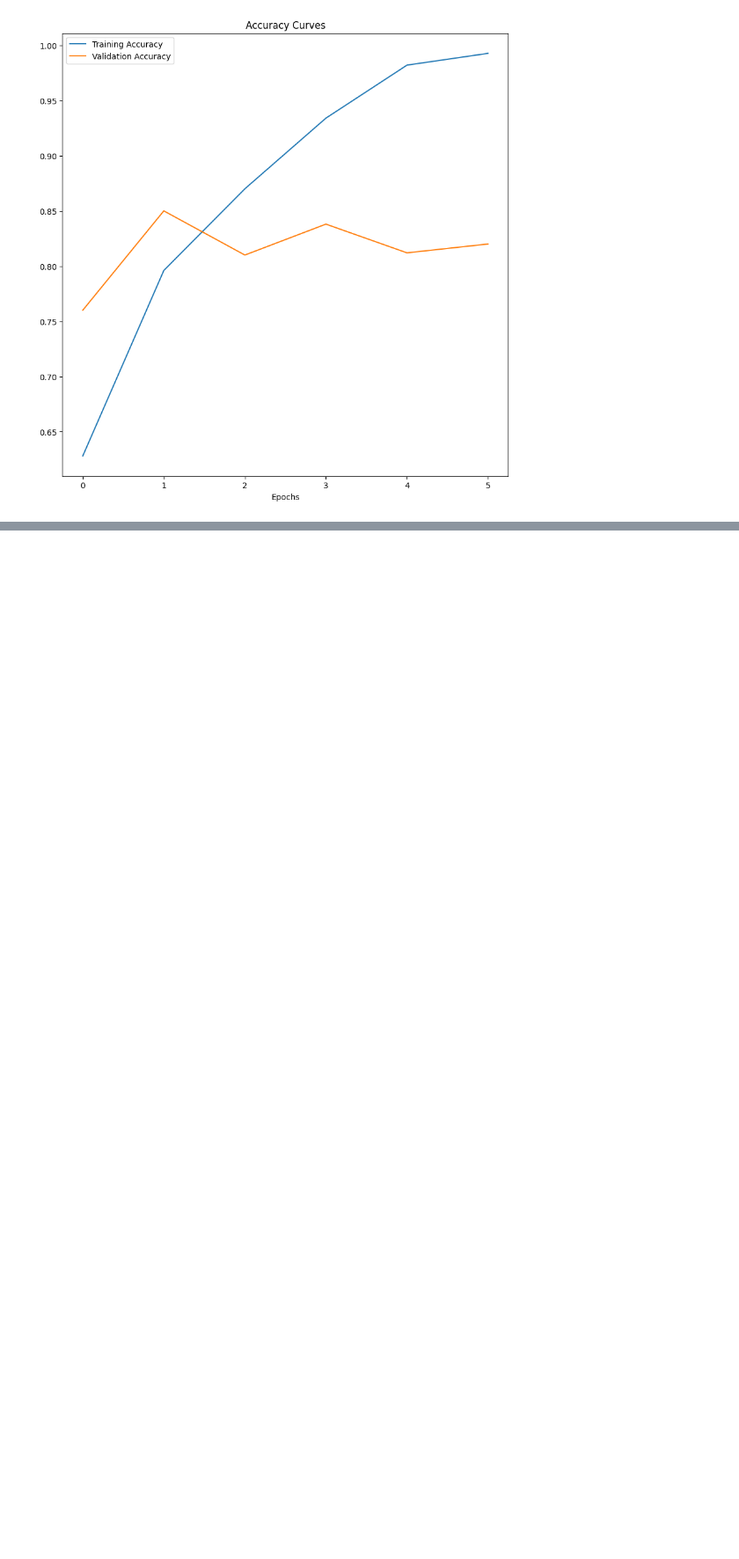
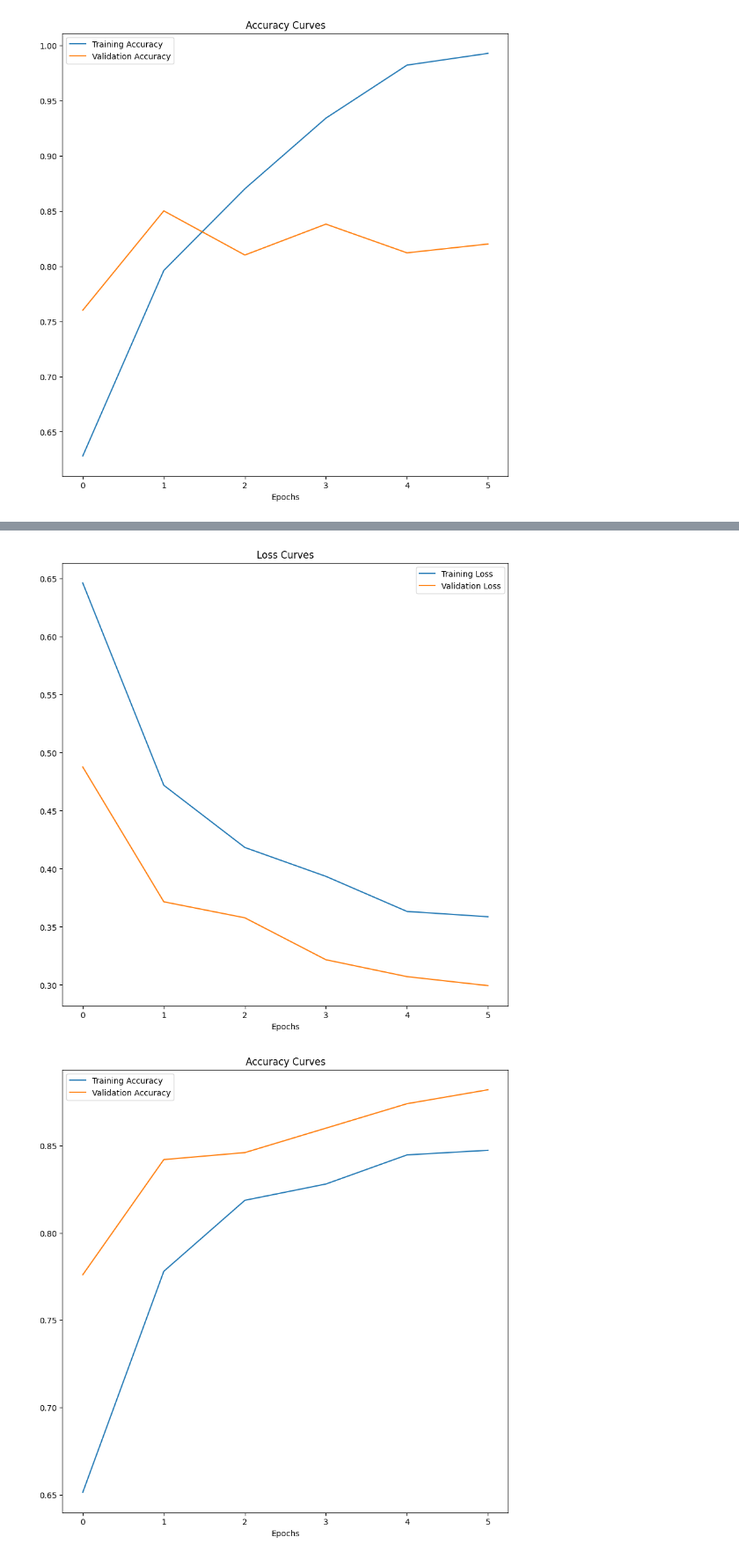
Before and after one commit to gunavc/TensorFlow, a Jupyter notebook: cnn-computer_vision.ipynb, the cells around one changed output, grey strips where cells are left out. Shown at 88% size. Saved outputs shown, nothing was run; the diff lists cells and outputs as text; code cells hidden in the pictures; blank space fills up the shorter version.

Commit message:
Reduced Overfitting

```diff
--- a/cnn-computer_vision.ipynb
+++ b/cnn-computer_vision.ipynb
@@ -298,3 +298,25 @@ plot_loss_curves(history_baseline)
 # %% [output]
 [figure]
 [figure]
+# %%
+#REDUCING OVERFITTING(ALSO KNOWN AS REGUALRISATION)
+
+#By Adding regularisation layers - MaxPool2D
+model_2 = Sequential([
+    Conv2D(10, 3, input_shape=(224,224,3), activation="relu"),
+    MaxPool2D(pool_size=2), #Default pool size = (2,2)
+    Conv2D(10,3, activation="relu"),
+    MaxPool2D(2),
+    Conv2D(10,3,activation="relu"),
+    MaxPool2D(2),
+    Flatten(),
+    Dense(1, activation="sigmoid")
+])
+model_2.compile(loss="binary_crossentropy",
+               optimizer=Adam(),
+               metrics=["accuracy"])
+history_2 = model_2.fit(train_data,
+                       validation_data=test_data,
+                       epochs=6,
+                       steps_per_epoch=len(train_data),
+                       validation_steps=len(test_data))
@@ -300,0 +338,5 @@ plot_loss_curves(history_baseline)
+# %%
+plot_loss_curves(history_2)
+# %% [output]
+[figure, added]
+[figure, added]
```
Also changed, not shown: parts of 6 cells of this notebook.
